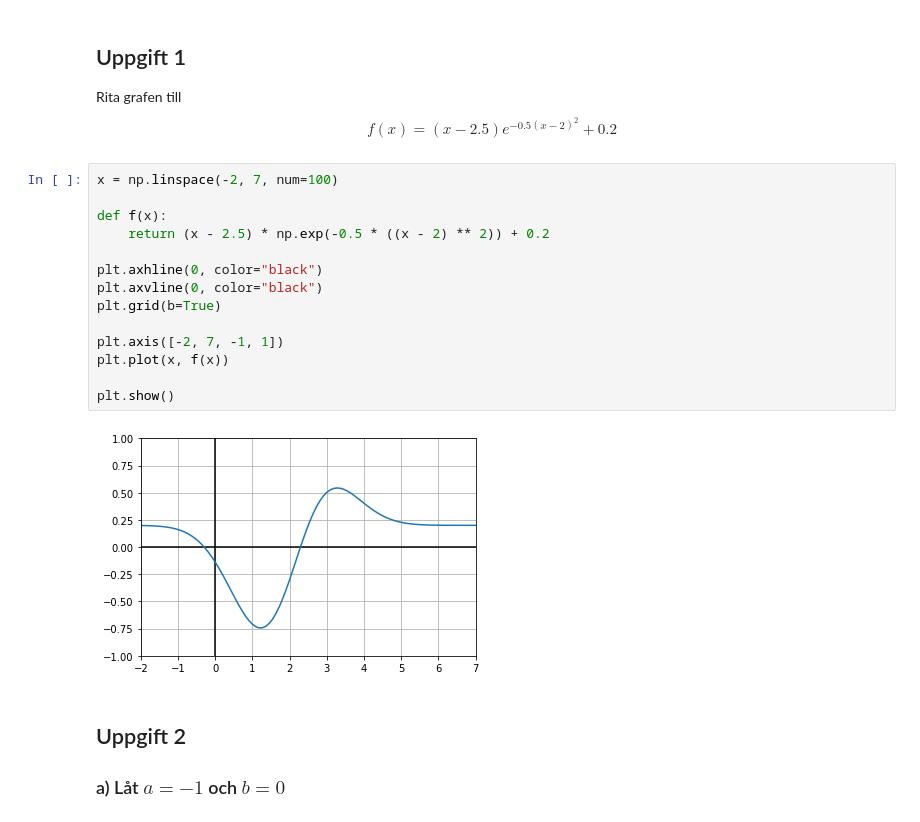
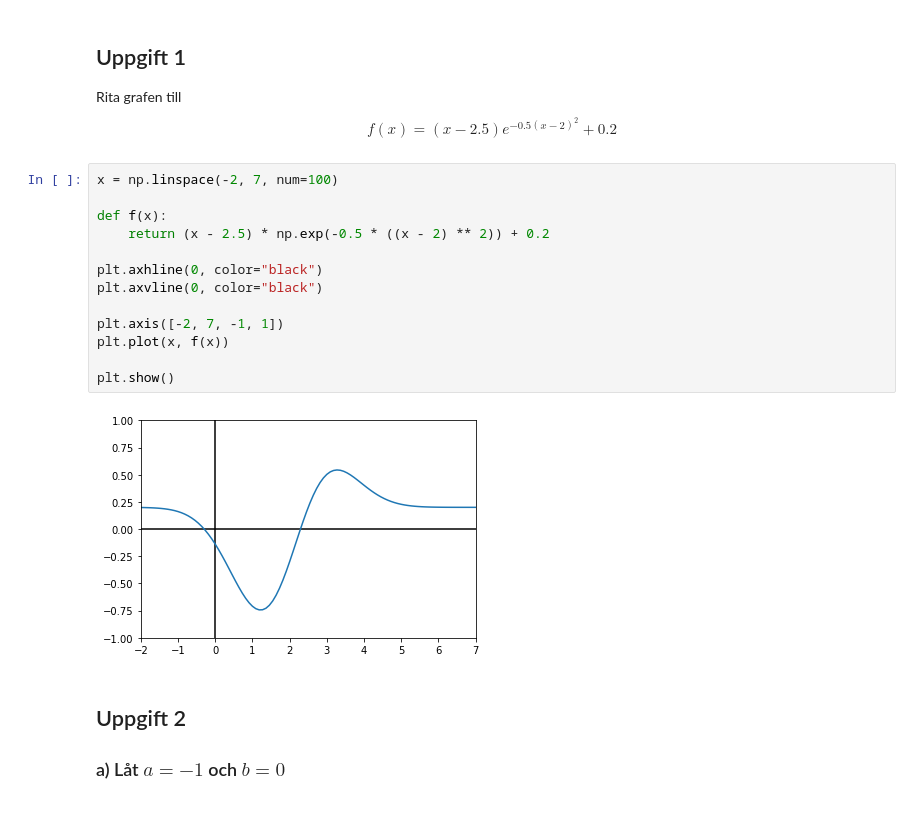
Before and after one commit to AvekvistSeffra/python-playground, a Jupyter notebook: datalabb1.ipynb, the cells around one changed output. Cells and saved outputs as stored; diff of their text form.

Commit message:
Removed the grid on two graphs

```diff
--- a/datalabb1.ipynb
+++ b/datalabb1.ipynb
@@ -52,19 +52,18 @@ $$
 # %%
 x = np.linspace(-2, 7, num=100)
 
 def f(x):
     return (x - 2.5) * np.exp(-0.5 * ((x - 2) ** 2)) + 0.2
 
 plt.axhline(0, color="black")
 plt.axvline(0, color="black")
-plt.grid(b=True)
 
 plt.axis([-2, 7, -1, 1])
 plt.plot(x, f(x))
 
 plt.show()
 # %% [output]
-[figure, old version]
+[figure, new version]
 # %% [markdown]
 ## Uppgift 2
 ### a) Låt $a = -1$ och $b = 0$
```
Also changed, not shown: parts of 1 cell of this notebook.
